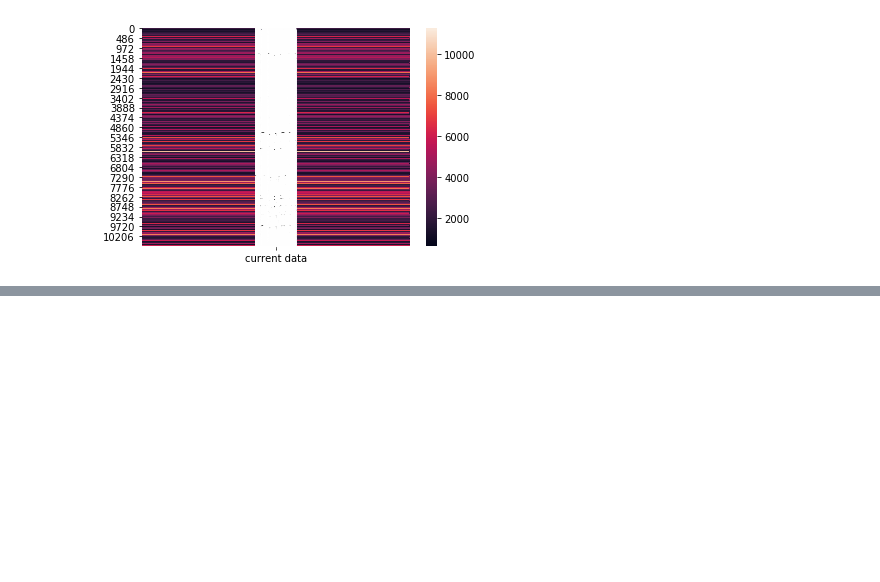
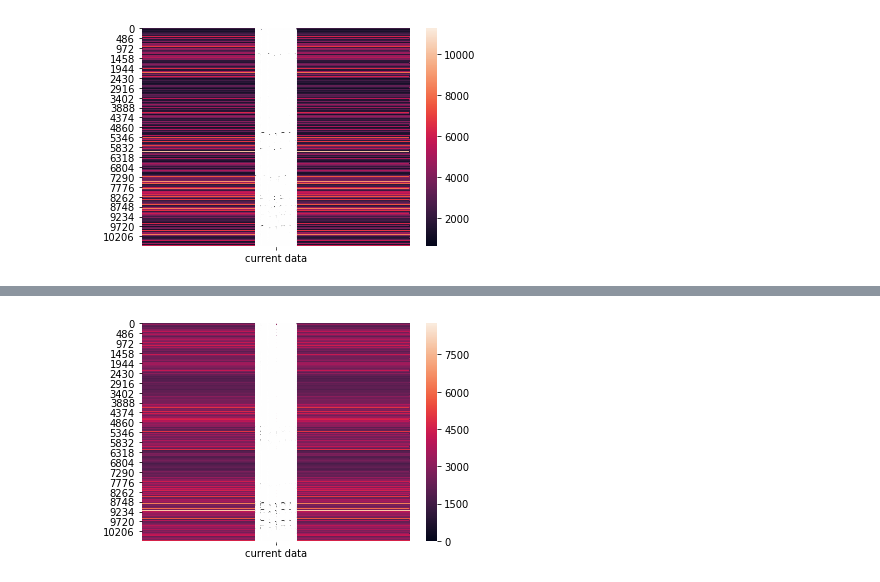
Before and after one commit to Shaviv-Hoffman-Lowitz/Updated-UC-Berkeley-School-of-Optometry-Research, a Jupyter notebook: PCA_and_t-SNE_color-coded_with_KMeans_clusters.ipynb, the cells around one changed output, grey strips where cells are left out. Cells and saved outputs as stored; diff of their text form; code cells hidden in the pictures; blank space fills up the shorter version.

```diff
--- a/PCA_and_t-SNE_color-coded_with_KMeans_clusters.ipynb
+++ b/PCA_and_t-SNE_color-coded_with_KMeans_clusters.ipynb
@@ -598,0 +630,19 @@ plt.show()
+# %%
+first_array = []
+second_array = []
+third_array = ['current data']
+heatmap_values = []
+for i in range(10672):
+    first_array.append(array_data[i][2])
+    second_array.append(i)
+new_dataframe = pd.DataFrame(first_array, index = second_array, columns = third_array)
+heatmap = sns.heatmap(new_dataframe, annot = True)
+for txt in heatmap.texts:
+    heatmap_values.append(txt.get_text())
+max_value = max(heatmap_values)
+for i in range(len(heatmap_values)):
+    heatmap_values[i] = int(decimal.Decimal(heatmap_values[i]))/int(decimal.Decimal(max_value))
+    if heatmap_values[i] > 1:
+        heatmap_values[i] = 1
+# %% [output]
+[figure, added]
```
Also changed, not shown: parts of 19 cells of this notebook.
